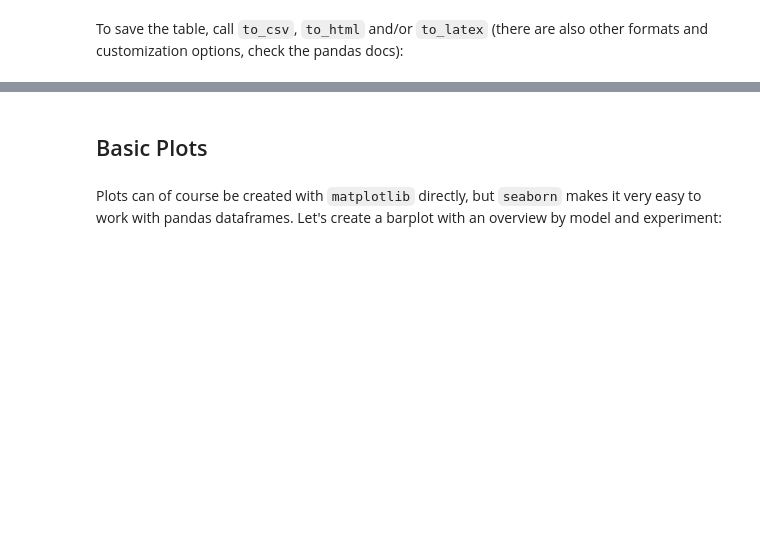
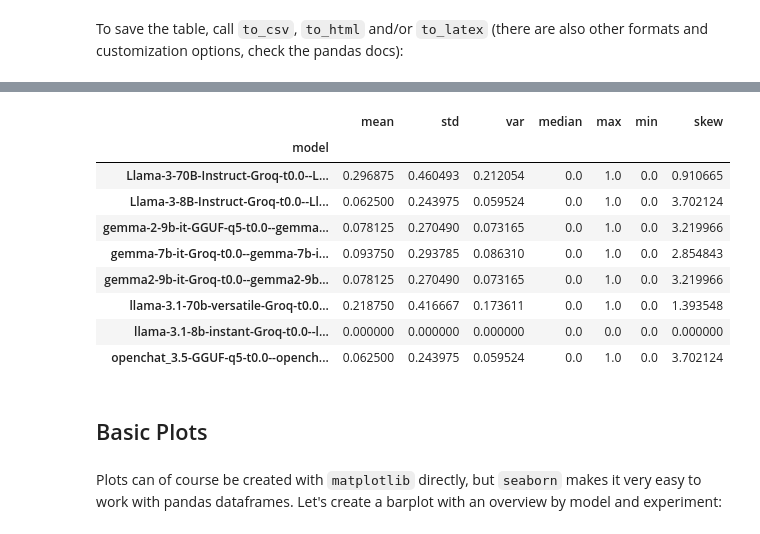
Before and after one commit to Gnurro/clemcore, a Jupyter notebook: adventuregame_eval.ipynb, the cells around one changed output, grey strips where cells are left out. Cells and saved outputs as stored; diff of their text form; code cells hidden in the pictures; blank space fills up the shorter version.

```diff
--- a/adventuregame_eval.ipynb
+++ b/adventuregame_eval.ipynb
@@ -123,3 +177,17 @@ detailed_stats_df.to_csv('results/adventuregame_stats_detailed.csv')
+# %%
+detailed_hallucination_df = build_dispersion_table(['model'], hallucination_df)
+detailed_hallucination_df
+# %% [output]
+|  | mean | std | var | median | max | min | skew |
+| model |  |  |  |  |  |  |  |
+| Llama-3-70B-Instruct-Groq-t0.0--L... | 0.296875 | 0.460493 | 0.212054 | 0.0 | 1.0 | 0.0 | 0.910665 |
+| Llama-3-8B-Instruct-Groq-t0.0--Ll... | 0.062500 | 0.243975 | 0.059524 | 0.0 | 1.0 | 0.0 | 3.702124 |
+| gemma-2-9b-it-GGUF-q5-t0.0--gemma... | 0.078125 | 0.270490 | 0.073165 | 0.0 | 1.0 | 0.0 | 3.219966 |
+| gemma-7b-it-Groq-t0.0--gemma-7b-i... | 0.093750 | 0.293785 | 0.086310 | 0.0 | 1.0 | 0.0 | 2.854843 |
+| gemma2-9b-it-Groq-t0.0--gemma2-9b... | 0.078125 | 0.270490 | 0.073165 | 0.0 | 1.0 | 0.0 | 3.219966 |
+| llama-3.1-70b-versatile-Groq-t0.0... | 0.218750 | 0.416667 | 0.173611 | 0.0 | 1.0 | 0.0 | 1.393548 |
+| llama-3.1-8b-instant-Groq-t0.0--l... | 0.000000 | 0.000000 | 0.000000 | 0.0 | 0.0 | 0.0 | 0.000000 |
+| openchat_3.5-GGUF-q5-t0.0--opench... | 0.062500 | 0.243975 | 0.059524 | 0.0 | 1.0 | 0.0 | 3.702124 |
 # %% [markdown]
 ## Basic Plots
 # %% [markdown]
```
Also changed, not shown: parts of 22 cells of this notebook, 1 other file.
